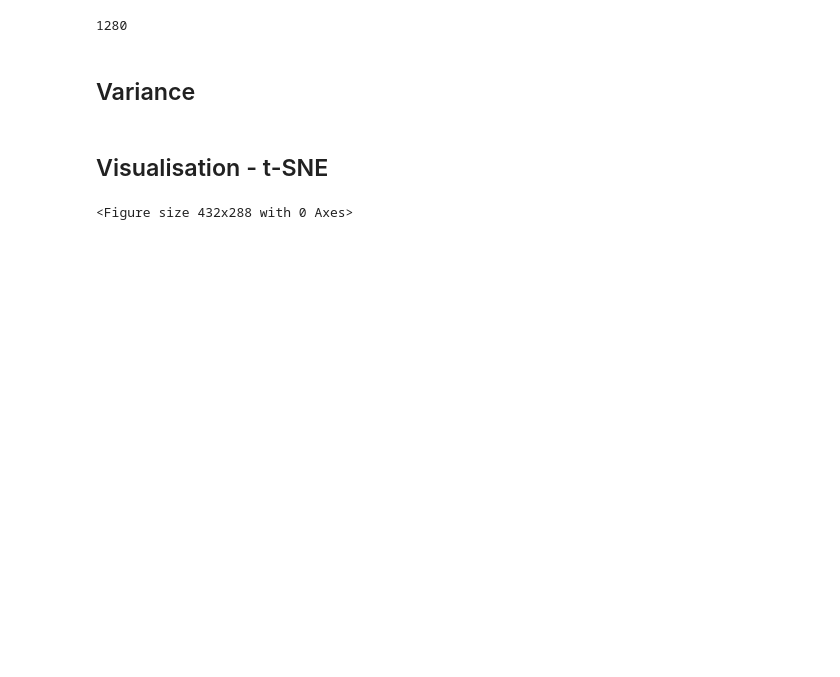
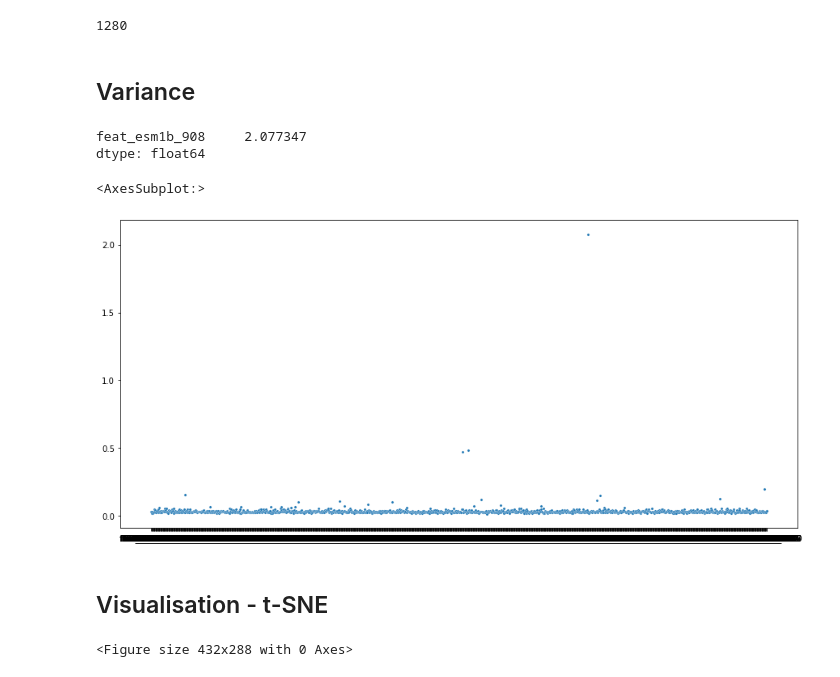
Before and after one commit to JPeck567/EpiPredProject, a Jupyter notebook: EpitopePred.ipynb, the cells around one changed output. Drawn from its saved outputs; the diff is of its cells as text; code cells hidden in the pictures; blank space fills up the shorter version.

```diff
--- a/EpitopePred.ipynb
+++ b/EpitopePred.ipynb
@@ -242,6 +240,17 @@ len(o)
 ## Variance
 # %%
 epiFeatVar = epiFeat.var()
+
+epiFeatVar[epiFeatVar > 0.5]
+# %% [output]
+feat_esm1b_908     2.077347
+dtype: float64
+# %%
+plt.figure(figsize=(15, 7))
+sns.scatterplot(data = epiFeatVar, s=10)
+# %% [output]
+<AxesSubplot:>
+[figure, added]
 # %% [markdown]
 ## Visualisation - t-SNE
 # %%
```
Also changed, not shown: parts of 20 cells of this notebook.
